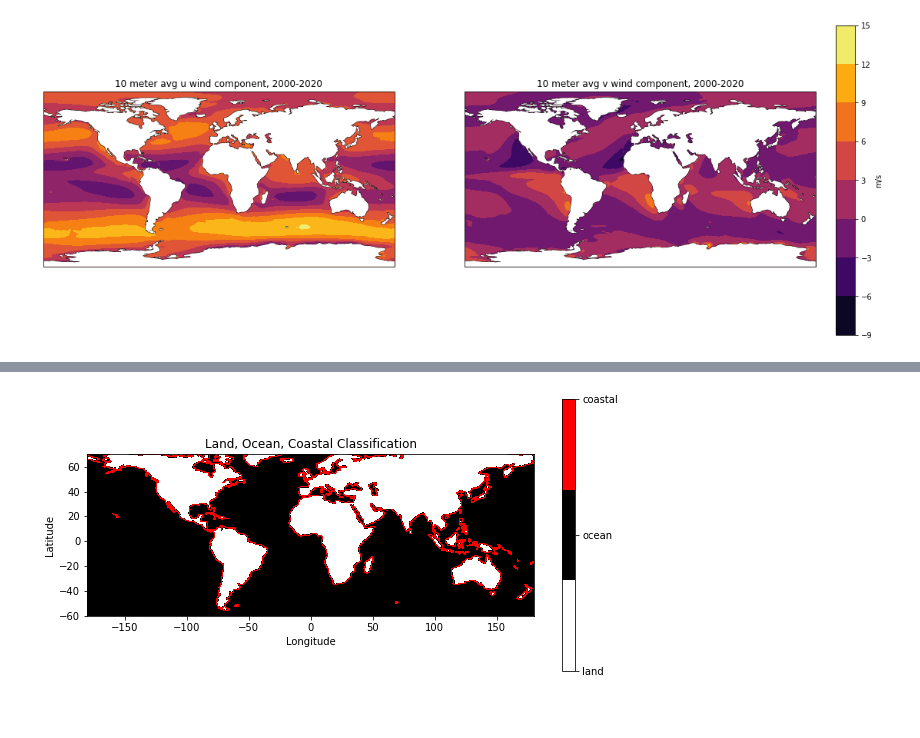
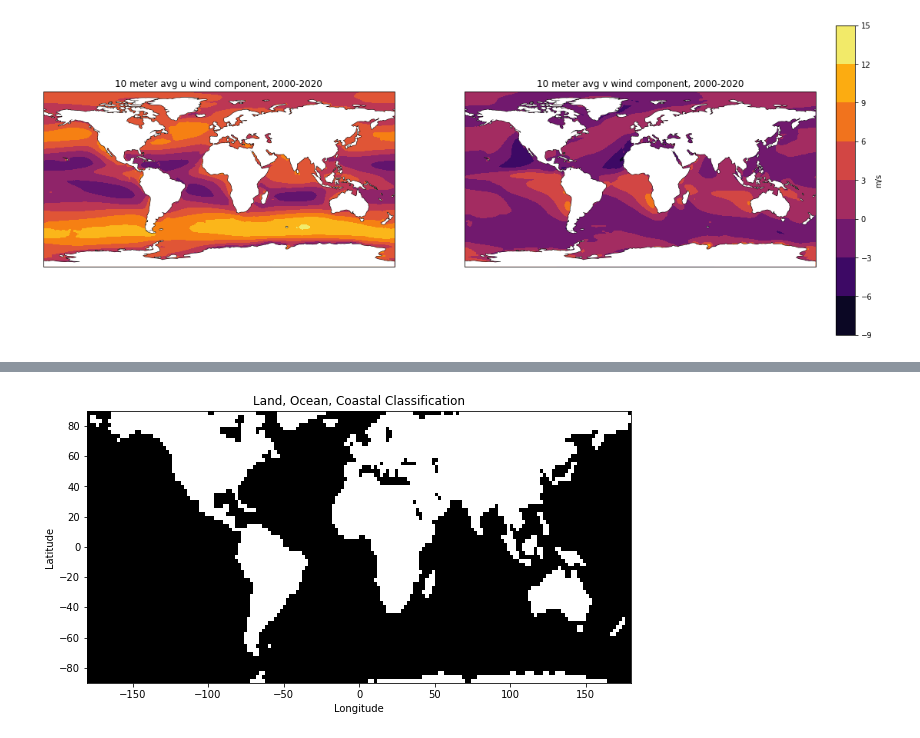
Before and after one commit to GHOpenonic/global-drifter-program, a Jupyter notebook: wind_connectivity/coastal_wind_cells.ipynb, the cells around one changed output, grey strips where cells are left out. Cells and saved outputs as stored; diff of their text form; code cells hidden in the pictures; blank space fills up the shorter version.

Commit message:
add vector and update wind cells

```diff
--- a/wind_connectivity/coastal_wind_cells.ipynb
+++ b/wind_connectivity/coastal_wind_cells.ipynb
@@ -80,15 +77,15 @@ https://shapely.readthedocs.io/en/stable/strtree.html
 # 1. Define a lat/lon grid that matches the dimensions of the ERA 5 wind grid
 
 # define the length of lat and lon
-lat_length = 721
-lon_length = 1440
+lat_length = 90
+lon_length = 180
 
 # generate arrays from -90 to 90 for lat and -180 to 180 for lon of the correct lengths
 lats = np.linspace(-90, 90, lat_length)
 lons = np.linspace(-180, 180, lon_length)
 
 # reduce lat extent by cutting indices beyond -60 or 70 lat.
-lats = lats[120:641]
+lats = lats[10:-10]
 lat_length = len(lats)
 
 # generate a meshgrid of those lats and lons
@@ -99,7 +96,7 @@ flat_lons = lon_grid.flatten()
 flat_lats = lat_grid.flatten()
 # %%
 # 2. Initialize the classification array as initially all 'coastal.'
-classification = np.full_like(flat_lons, 'coastal', dtype='<U7') # string datatype corresponding to less than 7 characters
+classification = np.full_like(flat_lons, 'ocean', dtype='<U7') # string datatype corresponding to less than 7 characters
 
 # 3. Use cartopy feature's physical, land, 110m Earth Feature
 land_feature = cfeature.NaturalEarthFeature('physical', 'land', '110m') # use moderately precise resolution of land data-- 1:50,000,000
@@ -111,11 +108,11 @@ land_polygons = [geom for geom in land_feature.geometries()]
 tree = STRtree(land_polygons)
 # %%
 # 4. Define function to determine if a given point is land
-def is_land(lat, lon):
+def is_land(lat, lon, polygon_list):
     point = Point(lon, lat)
     # Use the R-tree index to find nearby polygons
-    nearby_polygons = tree.query(point)
-    for polygon in nearby_polygons:
+    #nearby_polygons = tree.query(point)
+    for polygon in polygon_list:
         if polygon.contains(point):
             return True
     return False
@@ -195,22 +167,21 @@ classification_df.to_csv('cell_geo_type.csv', index=False)
-# %%
-# load classification CSV:
-classification_df = pd.read_csv('cell_geo_type.csv')
 # %%
 # Map categories to numerical values
-mapping = {'land': 0, 'ocean': 1, 'coastal': 2}
+mapping = {'land': 0, 'ocean': 1}#, 'coastal': 2}
 numerical_data = classification_df.replace(mapping).values
+numerical_df = pd.DataFrame(classification_df.replace(mapping).values)
 
 # Create custom colormap
-colors = ['white', 'black', 'red']
+colors = ['white', 'black']#, 'red']
 cmap = ListedColormap(colors)
 
 # Plot the grid
 plt.figure(figsize=(10, 5))
-plt.imshow(numerical_data, cmap=cmap, origin='lower' , extent=[-180,180, -60, 70])
-plt.colorbar(ticks=[0, 1, 2], format=plt.FuncFormatter(lambda val, loc: ['land', 'ocean', 'coastal'][int(val)]))
+plt.imshow(numerical_data, cmap=cmap, origin='lower' , extent=[-180,180, -90, 90])
+#plt.colorbar(ticks=[0, 1, 2], format=plt.FuncFormatter(lambda val, loc: ['land', 'ocean'],[int(val)]))
+
 plt.title('Land, Ocean, Coastal Classification')
 plt.xlabel('Longitude')
 plt.ylabel('Latitude')
 plt.show()
 # %% [output]
-[figure, old version]
+[figure, new version]
```
Also changed, not shown: parts of 9 cells of this notebook, 1 other file.
